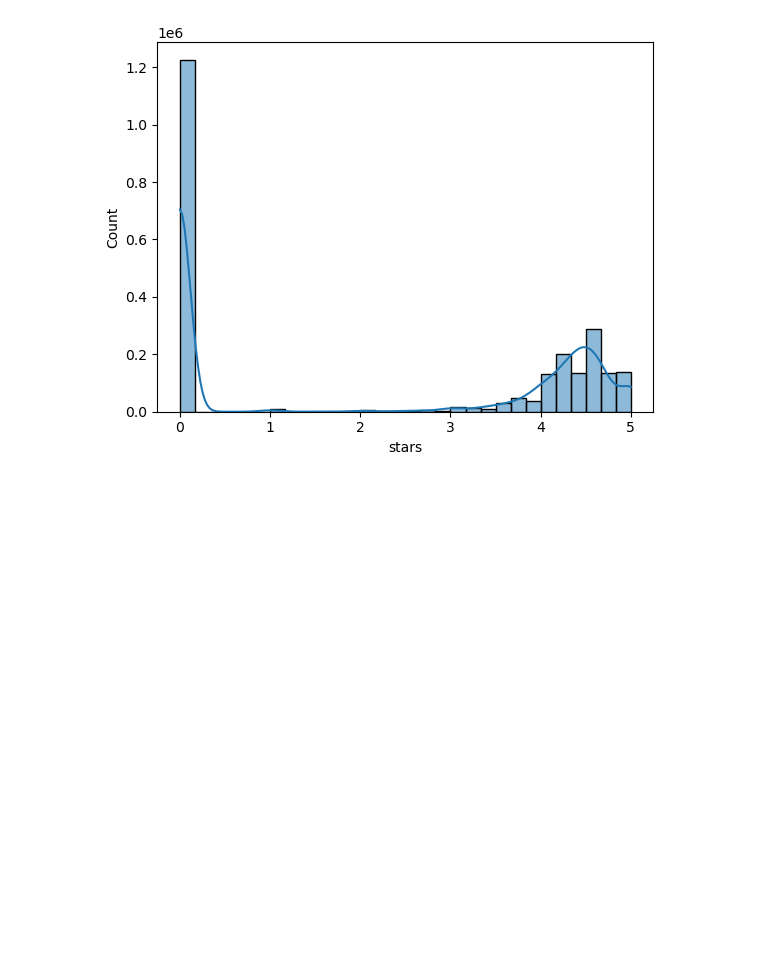
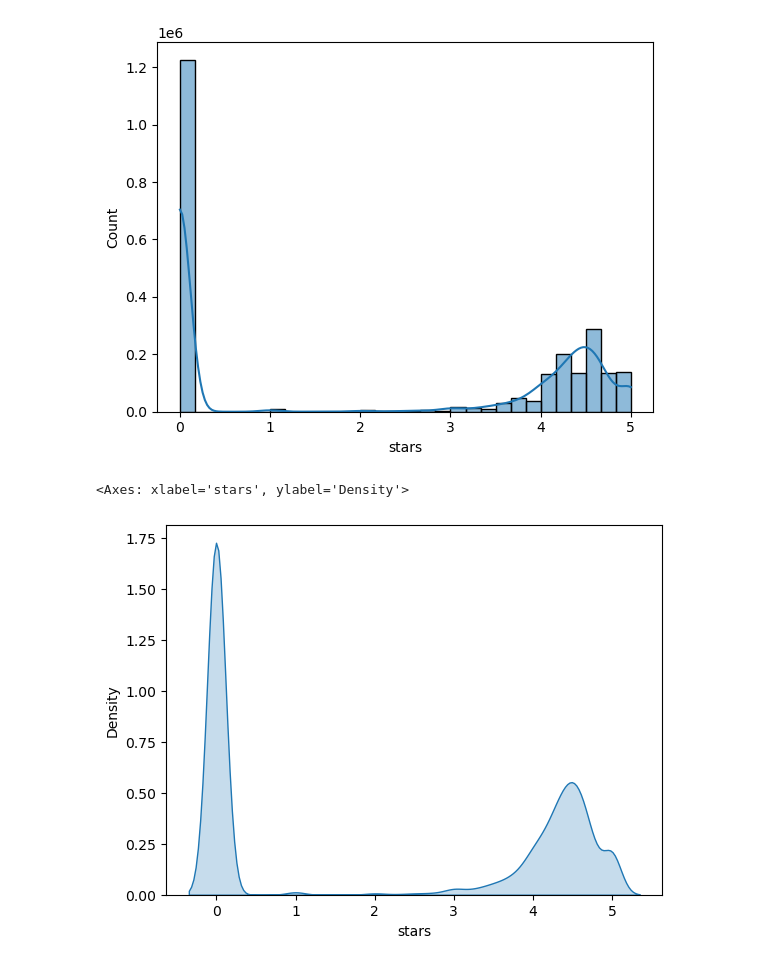
Before and after one commit to ivanalonsom/lab-eda-univariate, a Jupyter notebook: main.ipynb, the cells around one changed output. Cells and saved outputs as stored; diff of their text form; code cells hidden in the pictures; blank space fills up the shorter version.

```diff
--- a/main.ipynb
+++ b/main.ipynb
@@ -206,3 +251,8 @@ sns.histplot(df_amazon['stars'], kde=True, bins=30)
 # %% [output]
 <Axes: xlabel='stars', ylabel='Count'>
 [figure]
+# %%
+sns.kdeplot(data = df_amazon['stars'], fill = True)
+# %% [output]
+<Axes: xlabel='stars', ylabel='Density'>
+[figure, added]
```
Also changed, not shown: parts of 12 cells of this notebook.
